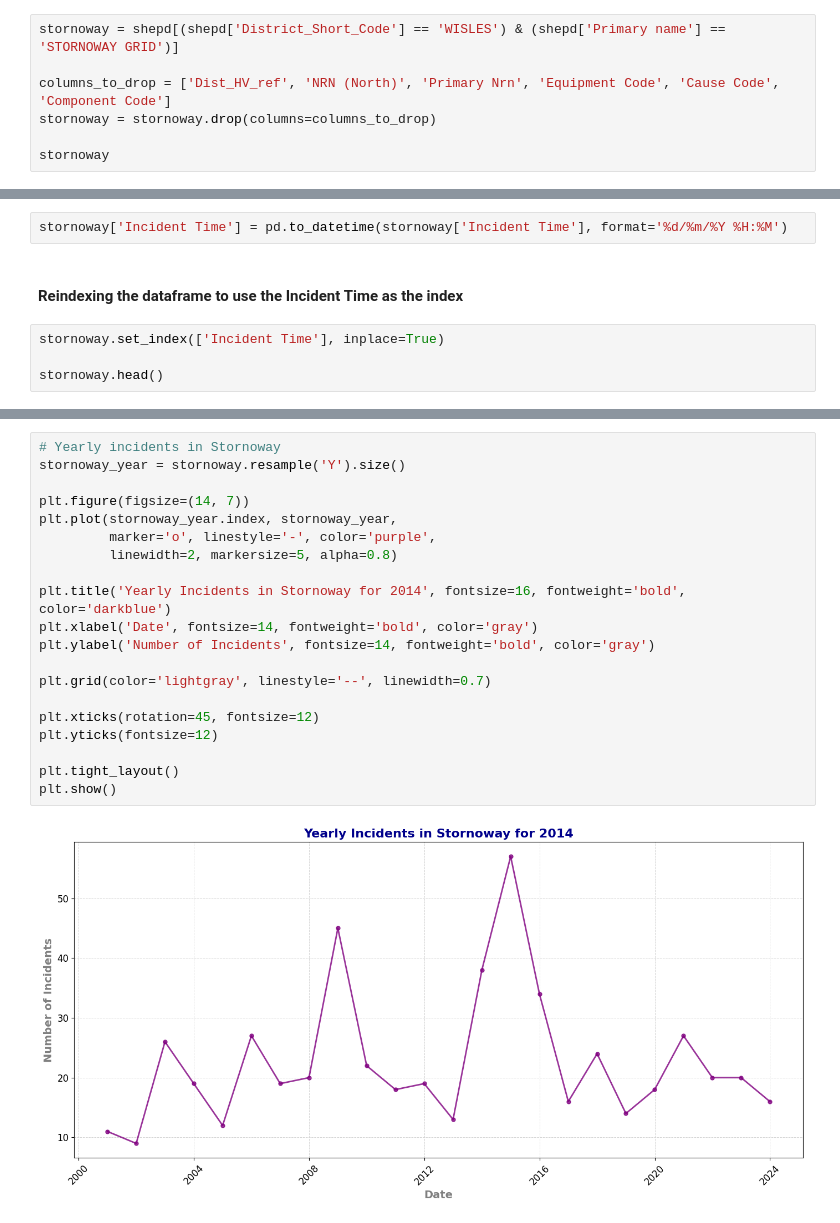
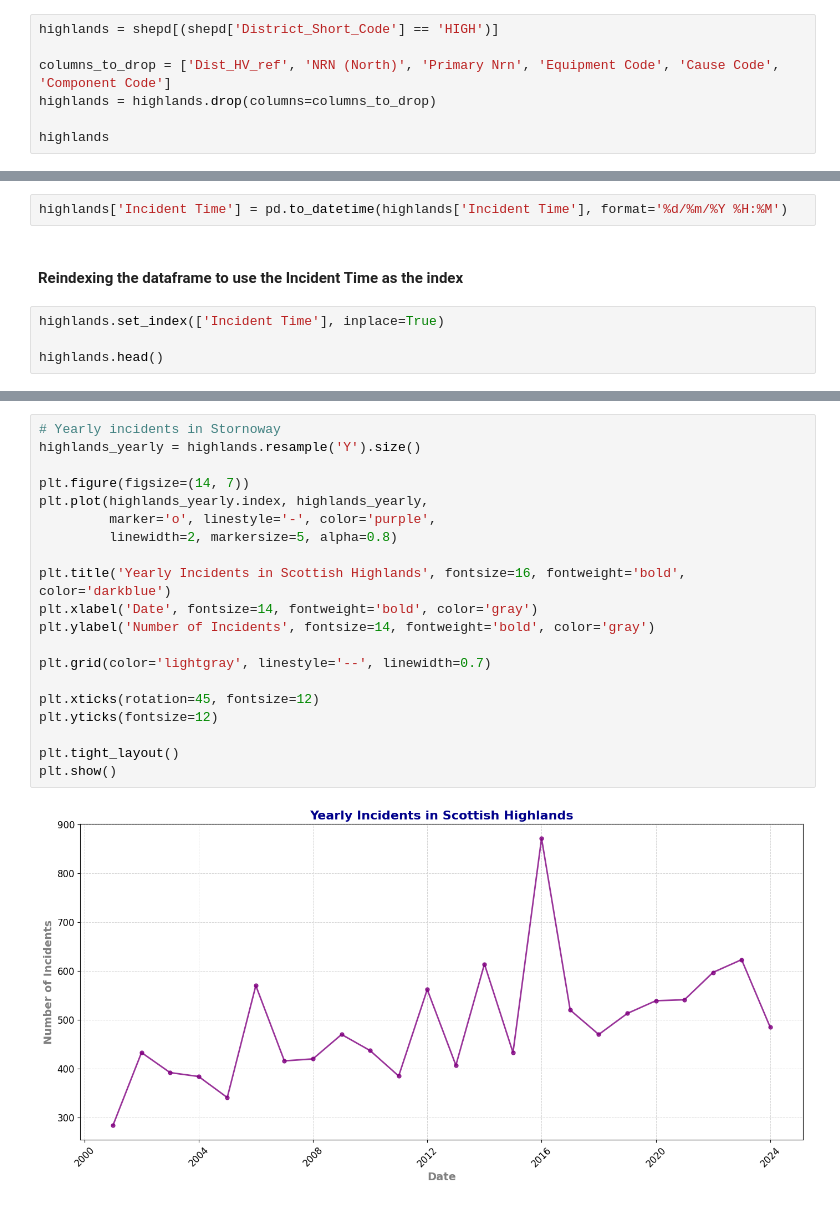
Before and after one commit to neilmartindev/shepd-eda, a Jupyter notebook: nafirs-shepd-eda.ipynb, the cells around one changed output, grey strips where cells are left out. Drawn from its saved outputs; the diff is of its cells as text.

```diff
--- a/nafirs-shepd-eda.ipynb
+++ b/nafirs-shepd-eda.ipynb
@@ -53,11 +53,11 @@ array(['N/EAST', 'ARGYLL', 'HIGH', 'SHET', 'WISLES', 'ORKN', 'TAYCEN'],
 # %% [markdown]
 #### Stornoway Example
 # %%
-stornoway = shepd[(shepd['District_Short_Code'] == 'WISLES') & (shepd['Primary name'] == 'STORNOWAY GRID')]
+highlands = shepd[(shepd['District_Short_Code'] == 'HIGH')]
 
 columns_to_drop = ['Dist_HV_ref', 'NRN (North)', 'Primary Nrn', 'Equipment Code', 'Cause Code', 'Component Code']
-stornoway = stornoway.drop(columns=columns_to_drop)
+highlands = highlands.drop(columns=columns_to_drop)
 
-stornoway
+highlands
 # %% [output]
 |  | District_Short_Code | Reporting Year | Voltage 1 | Incident Time | Primary name | Equipment | Component | ... |
@@ -95,13 +95,13 @@ dtype: object
 # %% [markdown]
 #### Transformation of data types to datetime
 # %%
-stornoway['Incident Time'] = pd.to_datetime(stornoway['Incident Time'], format='%d/%m/%Y %H:%M')
+highlands['Incident Time'] = pd.to_datetime(highlands['Incident Time'], format='%d/%m/%Y %H:%M')
 # %% [markdown]
 #### Reindexing the dataframe to use the Incident Time as the index
 # %%
-stornoway.set_index(['Incident Time'], inplace=True)
+highlands.set_index(['Incident Time'], inplace=True)
 
-stornoway.head()
+highlands.head()
 # %% [output]
 |  | District_Short_Code | Reporting Year | Voltage 1 | Primary name | Equipment | Component | Cause | ... |
 | Incident Time |  |  |  |  |  |  |  | ... |
@@ -113,22 +113,22 @@ stornoway.head()
 # %%
 # Yearly incidents in Stornoway
-stornoway_year = stornoway.resample('Y').size()
+highlands_yearly = highlands.resample('Y').size()
 
 plt.figure(figsize=(14, 7))
-plt.plot(stornoway_year.index, stornoway_year,
+plt.plot(highlands_yearly.index, highlands_yearly,
          marker='o', linestyle='-', color='purple',
          linewidth=2, markersize=5, alpha=0.8)
 
-plt.title('Yearly Incidents in Stornoway for 2014', fontsize=16, fontweight='bold', color='darkblue')
+plt.title('Yearly Incidents in Scottish Highlands', fontsize=16, fontweight='bold', color='darkblue')
 plt.xlabel('Date', fontsize=14, fontweight='bold', color='gray')
 plt.ylabel('Number of Incidents', fontsize=14, fontweight='bold', color='gray')
 
 plt.grid(color='lightgray', linestyle='--', linewidth=0.7)
 
 plt.xticks(rotation=45, fontsize=12)
 plt.yticks(fontsize=12)
 
 plt.tight_layout()
 plt.show()
 # %% [output]
-[figure, old version]
+[figure, new version]
```
Also changed, not shown: parts of 19 cells of this notebook.
